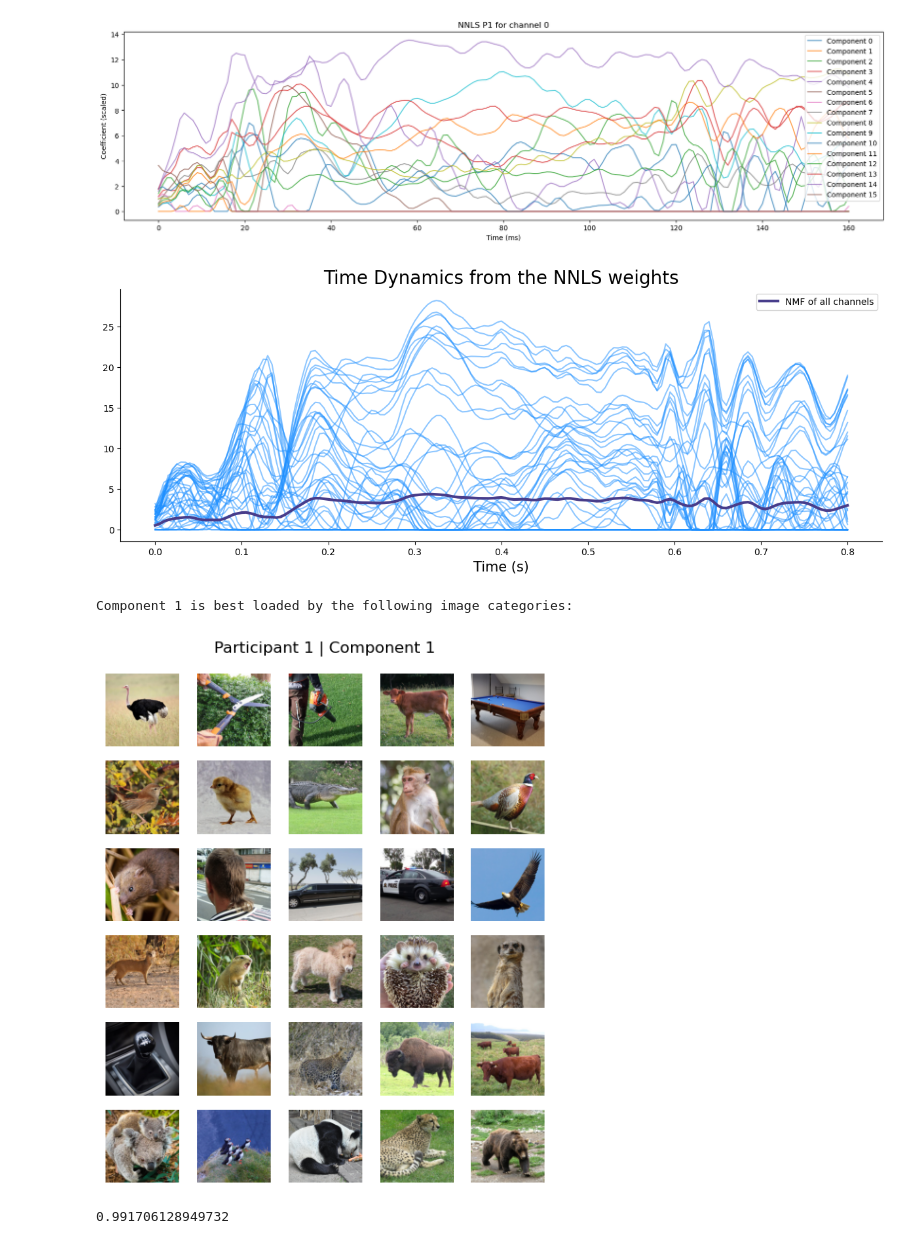
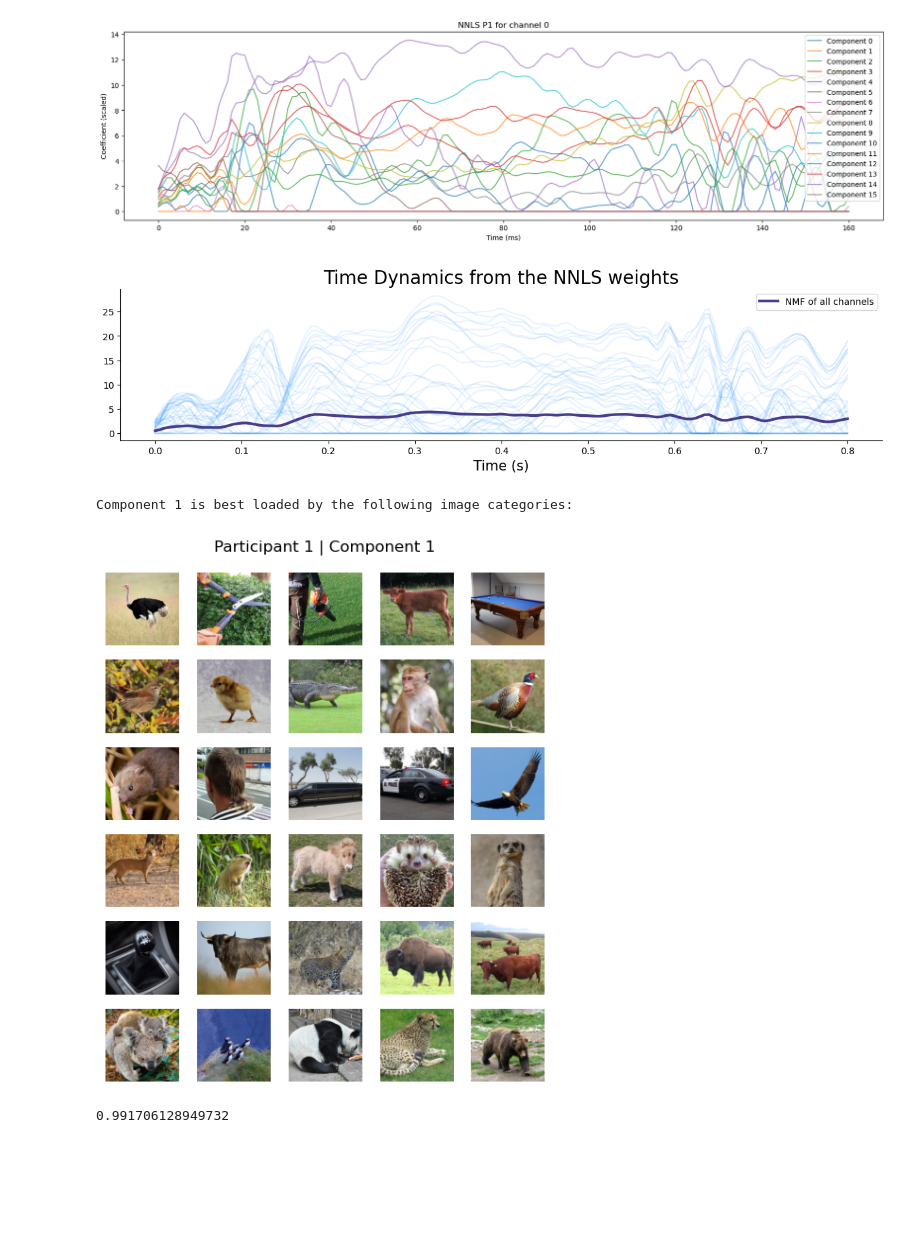
Before and after one commit to AtharvSuryawanshi/Neural-Representations-using-Things-Database, a Jupyter notebook: notebooks/NMF_meg9.ipynb, the cells around one changed output. Drawn from its saved outputs; the diff is of its cells as text; code cells hidden in the pictures; blank space fills up the shorter version.

```diff
--- a/notebooks/NMF_meg9.ipynb
+++ b/notebooks/NMF_meg9.ipynb
@@ -627,32 +627,32 @@ nnls_1 = perform_plot_nnls(idk, participant_no=1, X=idk.X_dict[1], channel_plt=1
 # %%
 component = 1
 
 # PCA gives bad results, non-physcal values of components
 # pca = PCA(n_components=2)
 # a = pca.fit_transform(nnls_1[component,:,:].T)
 
 nmf = NMF(n_components=1, init='random', max_iter=200, random_state= 42)
 X = nnls_1[component,:,:]
 W = nmf.fit_transform(X)
 H = nmf.components_
 # print(compute_evar_indiv(X, W, H, 0), compute_evar_indiv(X, W, H, 1))
 
-plt.figure(figsize=(15, 5))
-plt.plot(idk.time_points_new,nnls_1[component, :, :].T, alpha =0.5, color = 'dodgerblue')
+plt.figure(figsize=(15, 3))
+plt.plot(idk.time_points_new,nnls_1[component, :, :].T, alpha =0.1, color = 'dodgerblue')
 plt.plot(idk.time_points_new, H.T, lw=3, label = f'NMF of all channels', color = 'darkslateblue')
 # plt.plot(idk.time_points_new, a, lw=2, label = f'PCA Component {component}')
 # plt.plot(idk.time_points_new, nnls_1[component, :, :].T.mean(axis=1), lw=2, label = f'NNLS Mean Component {component}', color = 'black')
 # plt.title(f'NNLS for Component {component} and all channels')
 plt.title('Time Dynamics from the NNLS weights', fontsize=20)
 plt.xlabel('Time (s)', fontsize=15)
 # Clean spines
 plt.gca().spines['top'].set_visible(False)
 plt.gca().spines['right'].set_visible(False)
 plt.legend()
 plt.show()
 print_specific_component_images(idk, 1, component, images_to_show=30, rows=6)
 # %% [output]
-[figure, old version]
+[figure, new version]
 Component 1 is best loaded by the following image categories:
 [figure]
 # %%
```
Also changed, not shown: parts of 2 cells of this notebook, 2 other files.
